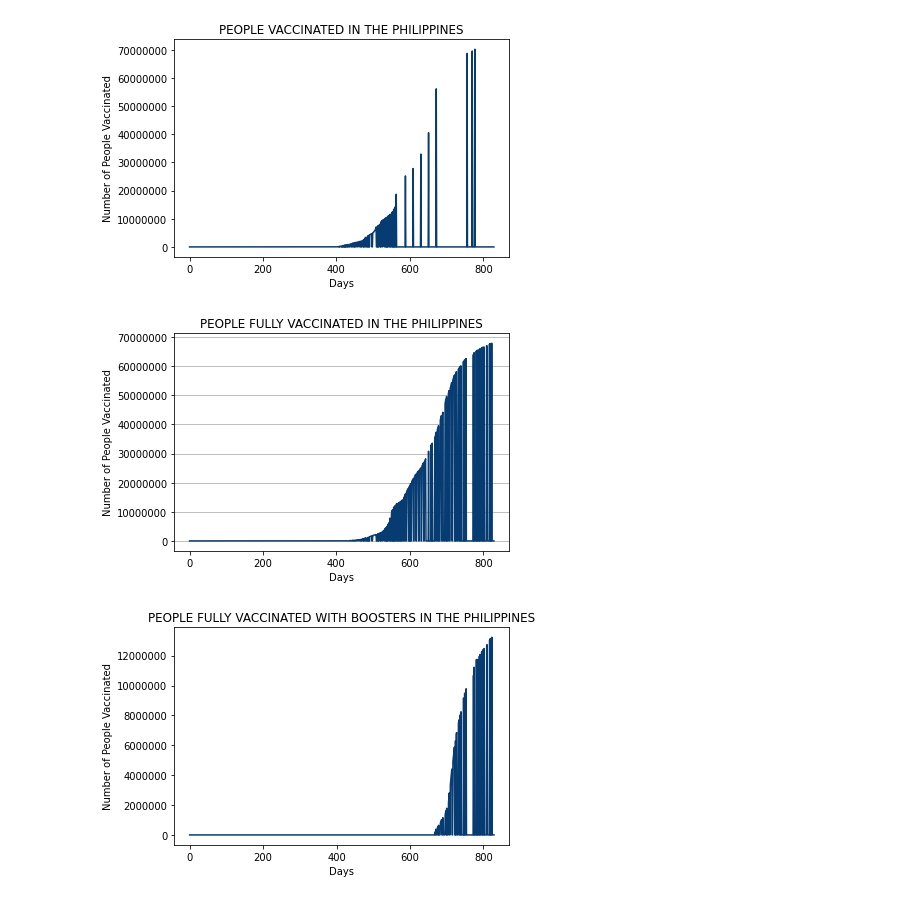
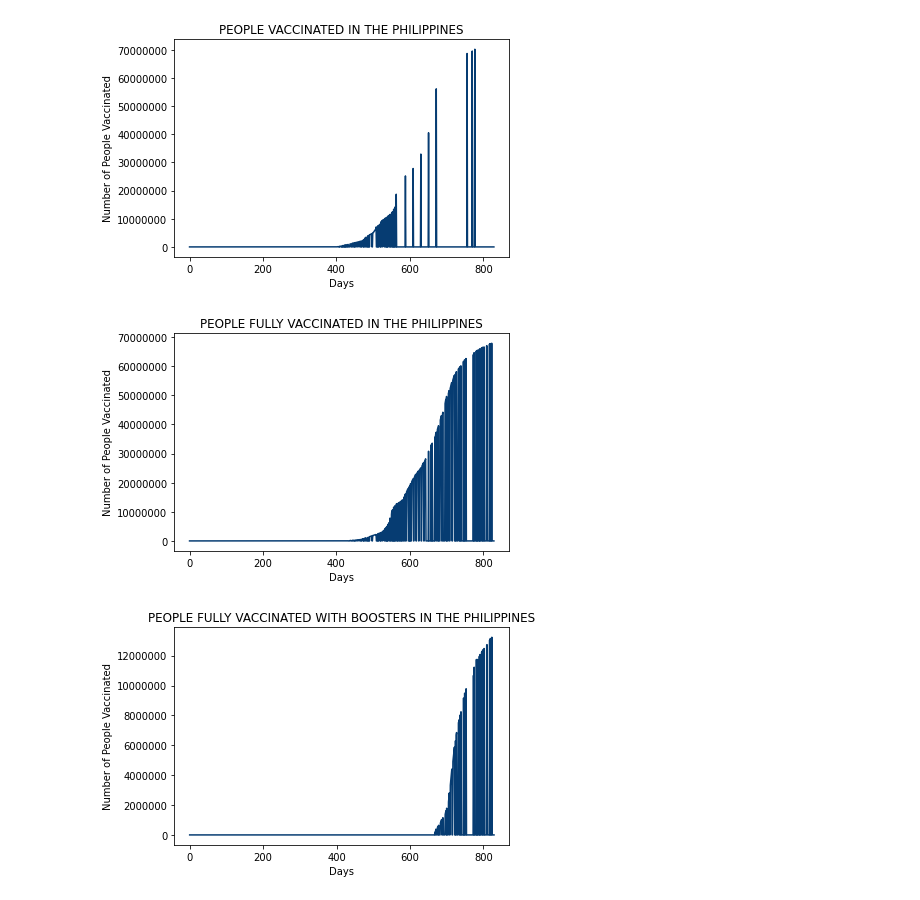
Before and after one commit to jxblrkrstffrbrms/ITBA3206-SPARTACUS, a Jupyter notebook: Reaching_New_Heights_Boosting_Vaccinations_for_a_Safer_Community.ipynb, the cells around one changed output. Saved outputs shown, nothing was run; the diff lists cells and outputs as text; code cells hidden in the pictures.

```diff
--- a/Reaching_New_Heights_Boosting_Vaccinations_for_a_Safer_Community.ipynb
+++ b/Reaching_New_Heights_Boosting_Vaccinations_for_a_Safer_Community.ipynb
@@ -297,16 +314,15 @@ plt.show()
 # %%
 ph_fullyvaxx = np.array(ph_ver['people_fully_vaccinated'])
 
 plt.ticklabel_format(style='plain')
 plt.plot(ph_fullyvaxx, c='#063c72')
 plt.title("PEOPLE FULLY VACCINATED IN THE PHILIPPINES")
 plt.xlabel("Days")
 plt.ylabel("Number of People Vaccinated")
-plt.grid(axis='y')
 
 plt.show()
 # %% [output]
-[figure, old version]
+[figure, new version]
 # %%
 ph_booster = np.array(ph_ver['total_boosters'])
 
```
Also changed, not shown: parts of 4 cells of this notebook.
